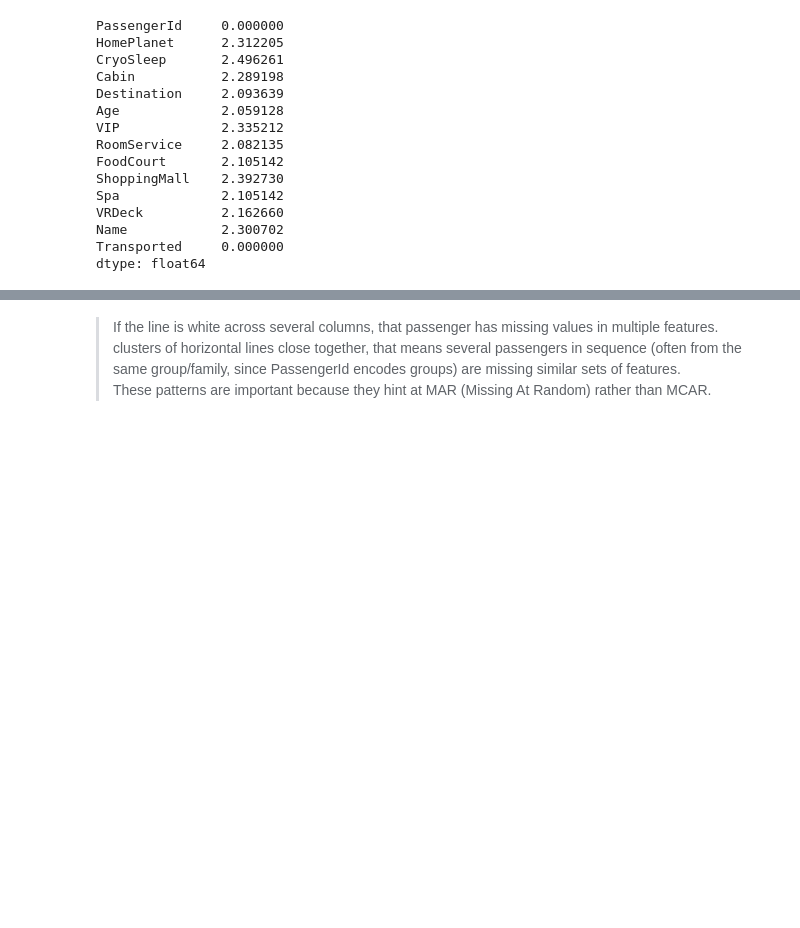
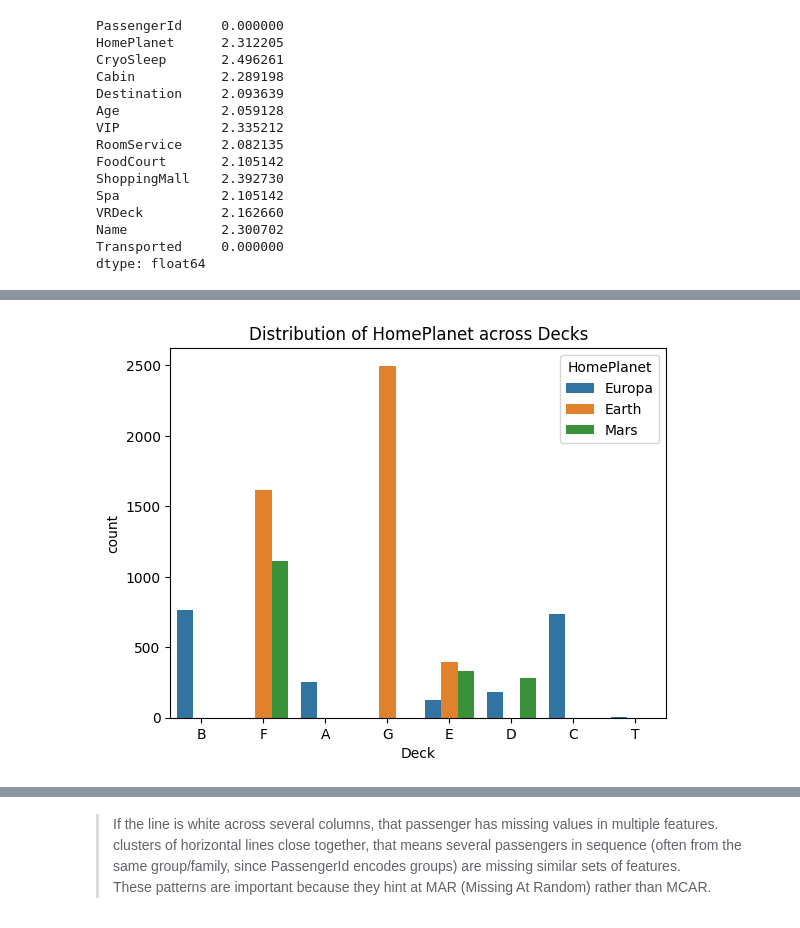
Before and after one commit to Darknight47/Kaggle-Competitions, a Jupyter notebook: Spaceship_Titanic/notebooks/data_understanding.ipynb, the cells around one changed output, grey strips where cells are left out. Drawn from its saved outputs; the diff is of its cells as text; code cells hidden in the pictures; blank space fills up the shorter version.

Commit message:
EDA & imputation of HomePlanet

```diff
--- a/Spaceship_Titanic/notebooks/data_understanding.ipynb
+++ b/Spaceship_Titanic/notebooks/data_understanding.ipynb
@@ -66,0 +85,9 @@ No single column is overwhelmingly missing, so we won’t need to drop entire fe
+# %%
+# Passenger
+df[['passenger_group', 'passenger_number_in_group']] = df['PassengerId'].str.split('_', expand=True)
+df['passenger_group'] = df['passenger_group'].astype(int)
+df['passenger_number_in_group'] = df['passenger_number_in_group'].astype(int)
+
+# Cabin
+df[['Deck', 'CabinNum', 'Side']] = df['Cabin'].str.split("/", expand=True)
+df['CabinNum'] = pd.to_numeric(df['CabinNum'], errors='coerce')
@@ -66,0 +102,6 @@ No single column is overwhelmingly missing, so we won’t need to drop entire fe
+# %%
+sns.countplot(data=df, x='Deck', hue='HomePlanet')
+plt.title("Distribution of HomePlanet across Decks")
+plt.show()
+# %% [output]
+[figure, added]
```
Also changed, not shown: parts of 75 cells of this notebook, 5 other files.
